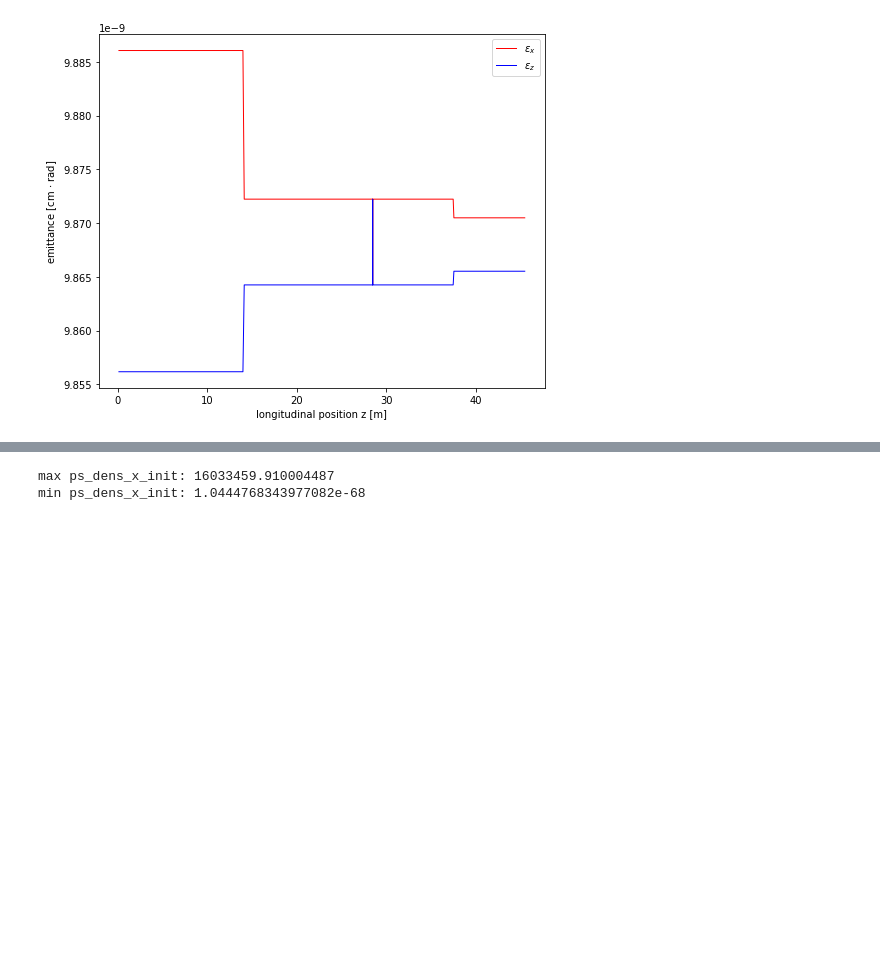
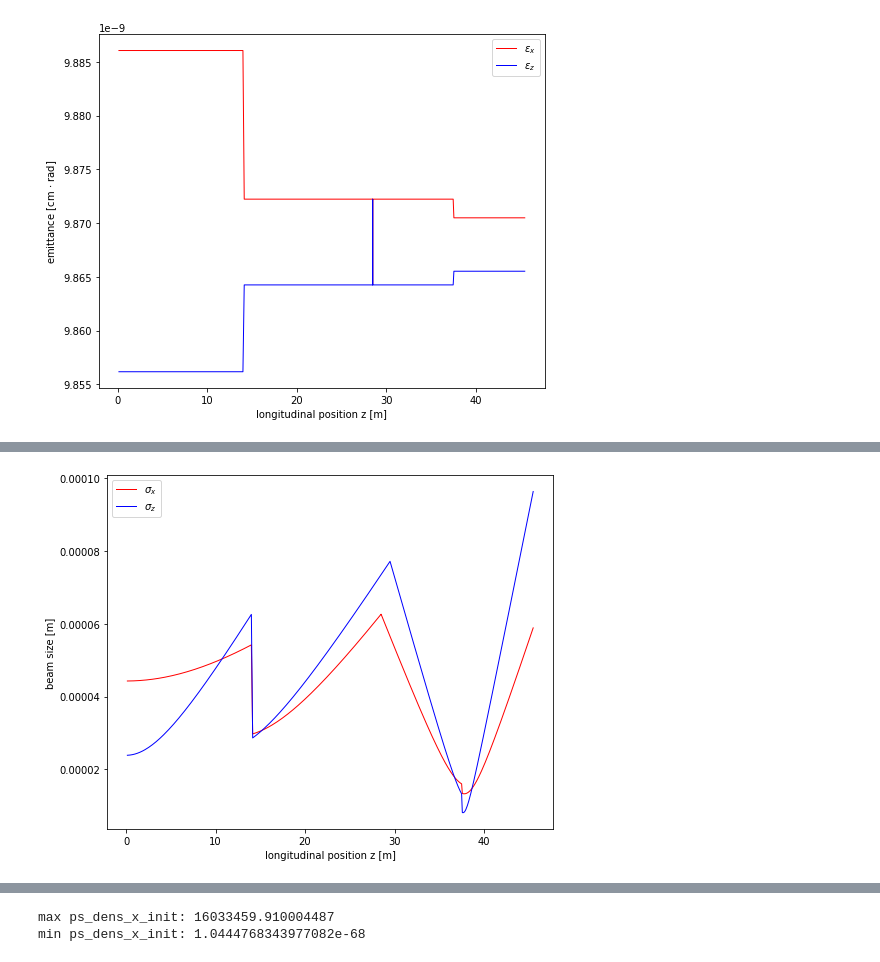
Before and after one commit to radiasoft/rslight, a Jupyter notebook: shadow/kb_double_aperture01.ipynb, the cells around one changed output, grey strips where cells are left out. Cells and saved outputs as stored; diff of their text form; code cells hidden in the pictures; blank space fills up the shorter version.

```diff
--- a/shadow/kb_double_aperture01.ipynb
+++ b/shadow/kb_double_aperture01.ipynb
@@ -848,0 +919,13 @@ fig.show()
+# %%
+fig = plt.figure(figsize=(8,6.5))
+ax = fig.gca()
+ax.plot(stats.s, stats.sigmax,'r-', lw = 1, label = r'$\sigma_x$')
+ax.plot(stats.s, stats.sigmaz,'b-', lw = 1, label = r'$\sigma_z$')
+ax.set_xlabel(r'longitudinal position z [m]')
+ax.set_ylabel(r'beam size [m]')
+ax.legend()
+# plt.xlim(0, 38)
+# plt.ylim(0, 0.0012)
+fig.show()
+# %% [output]
+[figure, added]
```
Also changed, not shown: parts of 7 cells of this notebook.
